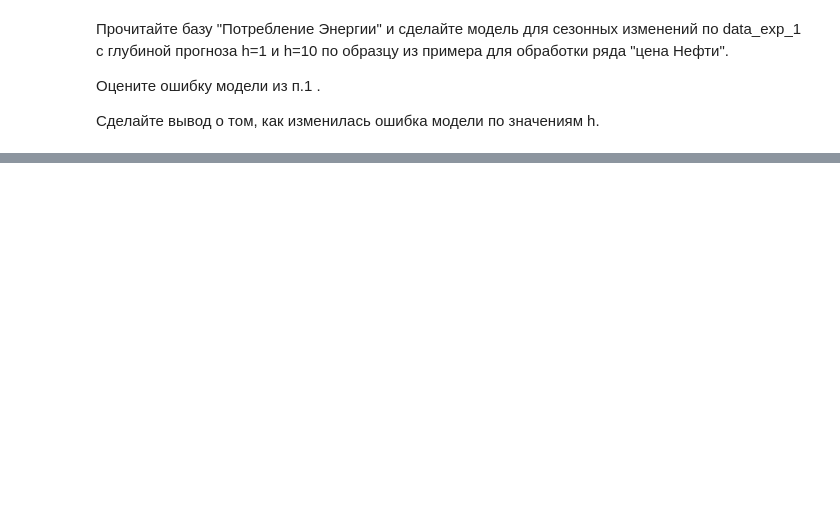
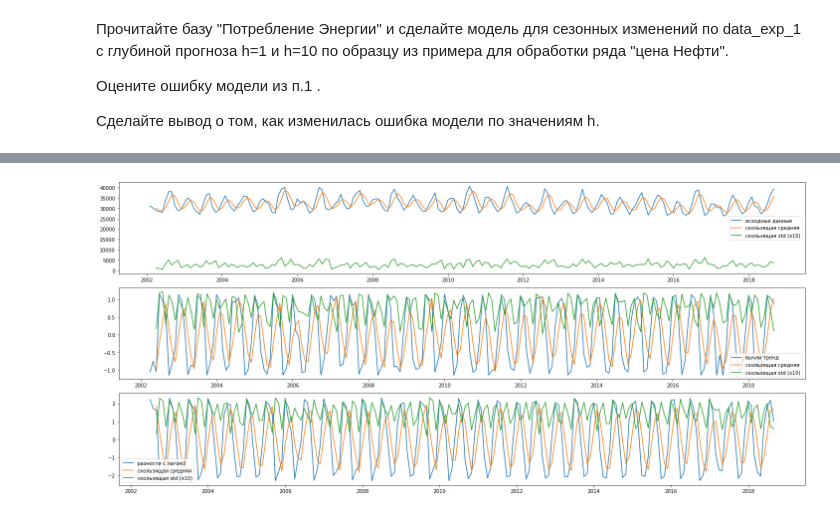
Before and after one commit to Svetorus/Time-Series, a Jupyter notebook: TS_2.ipynb, the cells around one changed output, grey strips where cells are left out. Saved outputs shown, nothing was run; the diff lists cells and outputs as text; code cells hidden in the pictures; blank space fills up the shorter version.

```diff
--- a/TS_2.ipynb
+++ b/TS_2.ipynb
@@ -128,0 +20,2 @@ plt.show()
+# %%
+energy = pd.read_csv("./my_PJME_MW.csv", index_col=[0], parse_dates=[0])
@@ -128,0 +32,3 @@ plt.show()
+# %%
+energy_m = energy.resample("M").apply('mean')
+energy_m.head()
@@ -128,0 +43,37 @@ plt.show()
+# %%
+b_ar = energy_m['PJME_MW'].values
+b_s = pd.DataFrame(data = energy_m[['PJME_MW']])
+# %%
+#import matplotlib.dates as mdates
+train = b_s.iloc[:-10, :]
+test = b_s.iloc[-10:, :]
+
+
+N2 = 3
+
+b_s['z_data'] = (b_s['PJME_MW'] - b_s['PJME_MW'].rolling(window=N2).mean()) / b_s['PJME_MW'].rolling(window=N2).std()
+b_s['zp_data'] = b_s['z_data'] - b_s['z_data'].shift(N2)
+
+def plot_rolling(b_s):
+    fig, ax = plt.subplots(3,figsize=(20, 9))
+    ax[0].plot(b_s.index, b_s['PJME_MW'], label='исходные данные')
+    ax[0].plot(b_s['PJME_MW'].rolling(window=N2).mean(), label="скользящая средняя");
+    ax[0].plot(b_s['PJME_MW'].rolling(window=N2).std(), label="скользящая std (x10)");
+    ax[0].legend()
+
+    ax[1].plot(b_s.index,b_s.z_data, label="вычли тренд")
+    ax[1].plot(b_s.z_data.rolling(window=N2).mean(), label="скользящая средняя");
+    ax[1].plot(b_s.z_data.rolling(window=N2).std(), label="скользящая std (x10)");
+    ax[1].legend()
+
+    ax[2].plot(b_s.index, b_s.zp_data, label="разности с лагом" +str(N2))
+    ax[2].plot(b_s.zp_data.rolling(window=N2).mean(), label="скользящая средняя");
+    ax[2].plot(b_s.zp_data.rolling(window=N2).std(), label="скользящая std (x10)");
+    ax[2].legend()
+
+    plt.tight_layout()
+
+    plt.show()
+plot_rolling(b_s)
+# %% [output]
+[figure, added]
```
Also changed, not shown: parts of 37 cells of this notebook.
